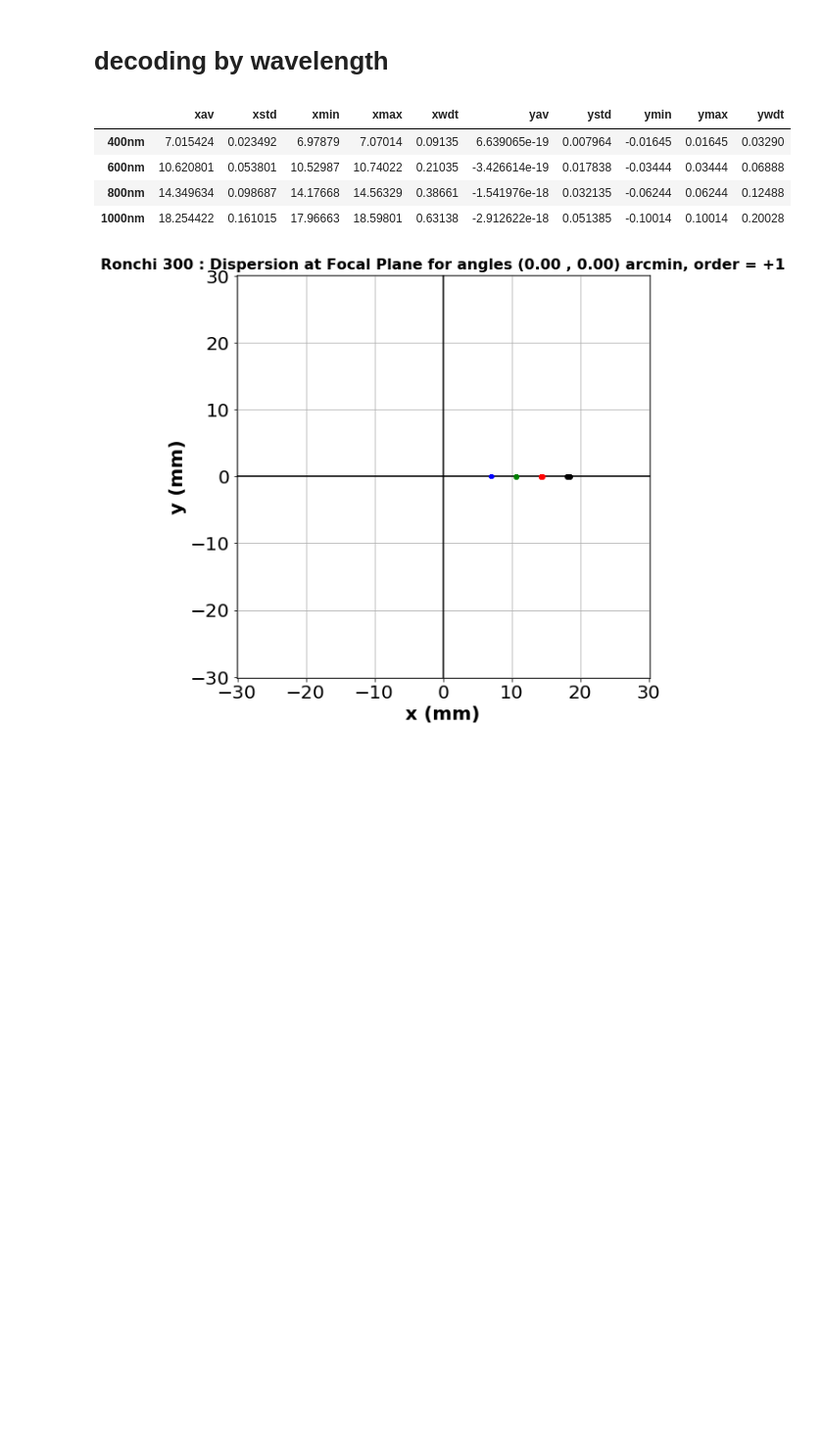
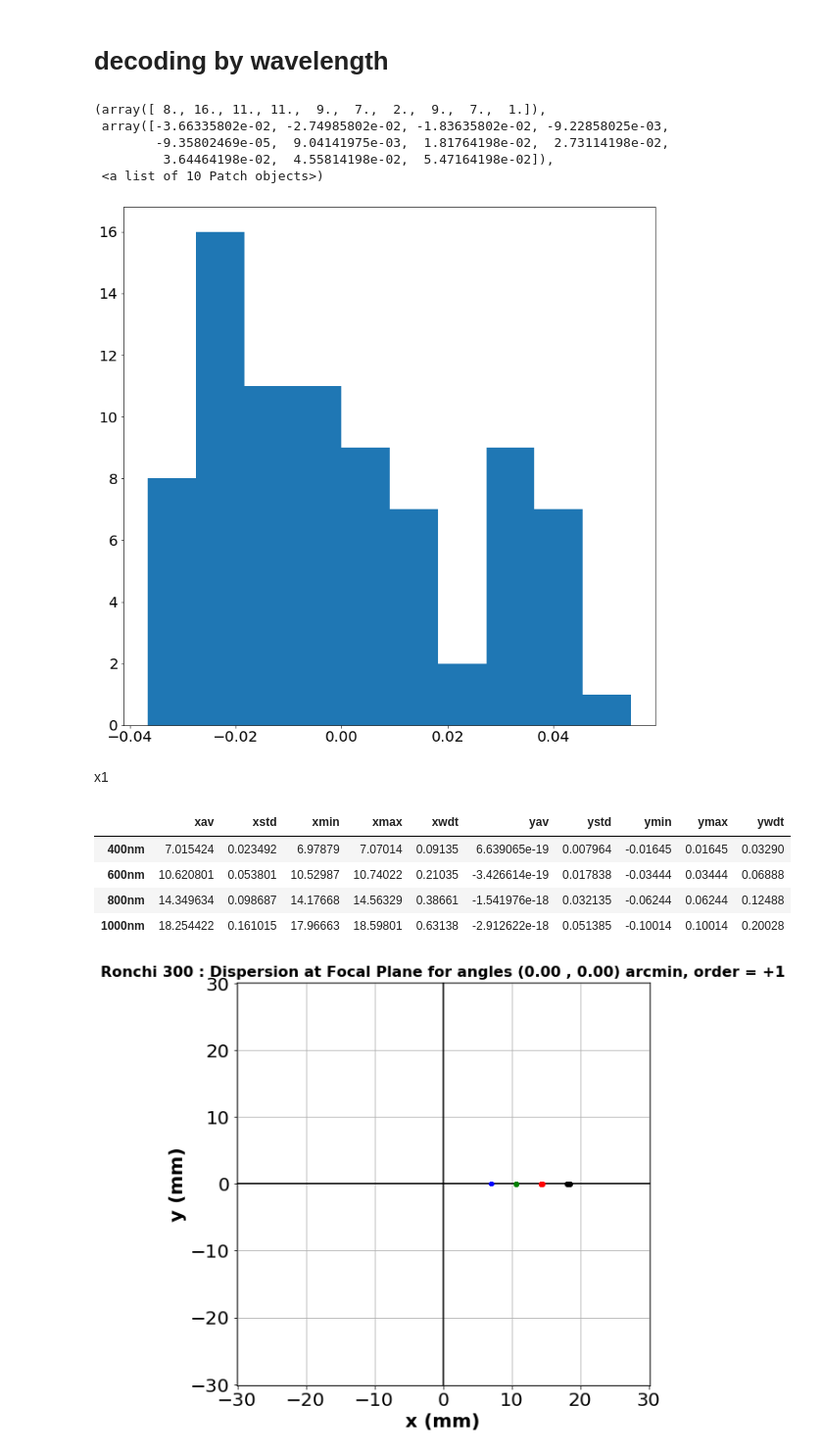
Before and after one commit to sylvielsstfr/OpticSimWthB4, a Jupyter notebook: DrawPSF/notebooks/DrawPSF_v3.ipynb, the cells around one changed output. Shown at 98% size. Saved outputs shown, nothing was run; the diff lists cells and outputs as text; code cells hidden in the pictures; blank space fills up the shorter version.

```diff
--- a/DrawPSF/notebooks/DrawPSF_v3.ipynb
+++ b/DrawPSF/notebooks/DrawPSF_v3.ipynb
@@ -481,6 +576,17 @@ x1=Xfinal[selected_indexes1[0]]
 y1=Yfinal[selected_indexes1[0]]
 x1av,x1std,x1min,x1max,x1wdt=GetInfo(x1)
 y1av,y1std,y1min,y1max,y1wdt=GetInfo(y1)
+# %%
+plt.hist(x1-x1av)
+# %% [output]
+(array([ 8., 16., 11., 11.,  9.,  7.,  2.,  9.,  7.,  1.]),
+ array([-3.66335802e-02, -2.74985802e-02, -1.83635802e-02, -9.22858025e-03,
+        -9.35802469e-05,  9.04141975e-03,  1.81764198e-02,  2.73114198e-02,
+         3.64464198e-02,  4.55814198e-02,  5.47164198e-02]),
+ <a list of 10 Patch objects>)
+[figure, added]
+# %% [markdown]
+x1
 # %%
 # 600 nm
 x2=Xfinal[selected_indexes2[0]]
```
Also changed, not shown: parts of 6 cells of this notebook, 1 other file.
